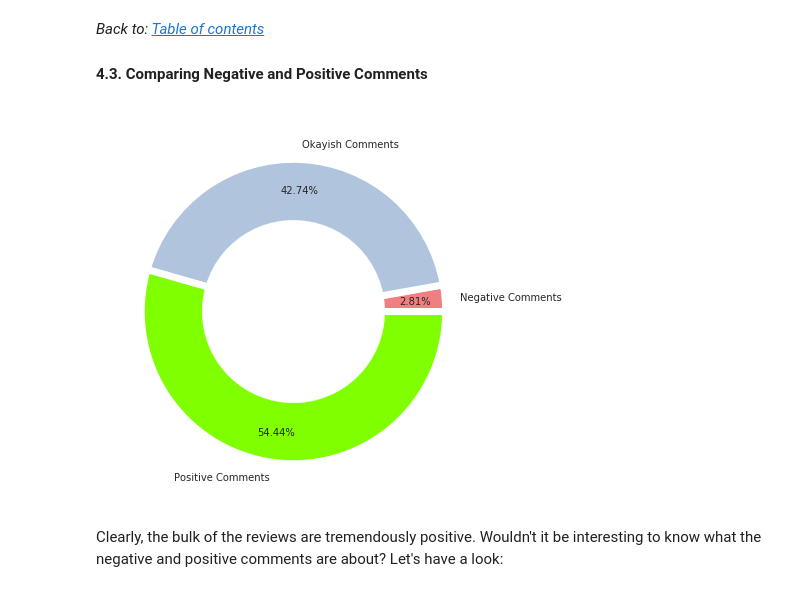
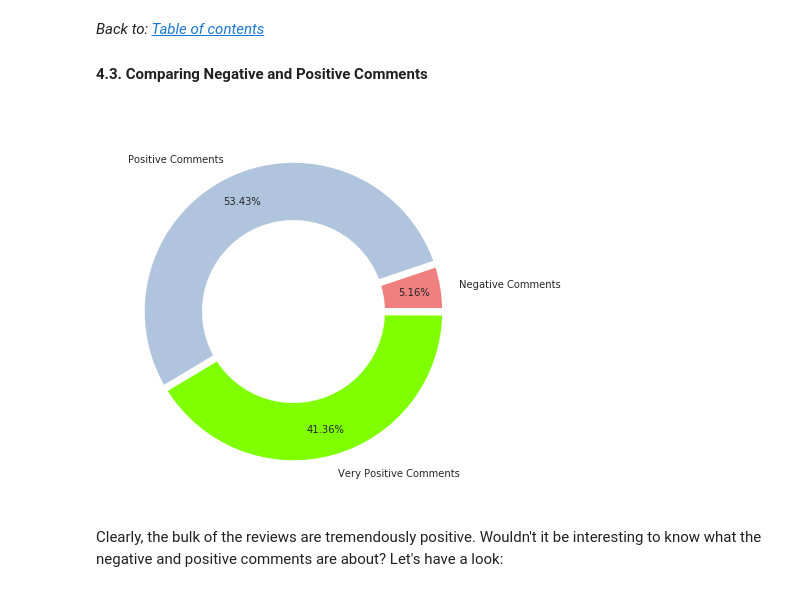
Before and after one commit to BrittaInData/dsc-5-capstone-project-online-ds-ft-100118, a Jupyter notebook: 03_Notebook_3.ipynb, the cells around one changed output. Saved outputs shown, nothing was run; the diff lists cells and outputs as text; code cells hidden in the pictures.

```diff
--- a/03_Notebook_3.ipynb
+++ b/03_Notebook_3.ipynb
@@ -546,26 +546,26 @@ Name: sentiment_compound, dtype: float64
 # %%
 # assign the data
 neg = percentiles['5%']
-mid = percentiles['20%']
-pos = percentiles['max']
-names = ['Negative Comments', 'Okayish Comments','Positive Comments']
+mid = percentiles['10%'] - percentiles['5%']
+pos = percentiles['max'] - percentiles['10%']
+names = ['Negative Comments', 'Positive Comments','Very Positive Comments']
 size = [neg, mid, pos]
 
 # call a pie chart
 plt.pie(size, labels=names, colors=['lightcoral', 'lightsteelblue', 'chartreuse'],
         autopct='%.2f%%', pctdistance=0.8,
         wedgeprops={'linewidth':7, 'edgecolor':'white' })
 
 # create circle for the center of the plot to make the pie look like a donut
 my_circle = plt.Circle((0,0), 0.6, color='white')
 
 # plot the donut chart
 fig = plt.gcf()
 fig.set_size_inches(7,7)
 fig.gca().add_artist(my_circle)
 plt.show()
 # %% [output]
-[figure, old version]
+[figure, new version]
 # %% [markdown]
 Clearly, the bulk of the reviews are tremendously positive. Wouldn't it be interesting to know what the negative and positive comments are about? Let's have a look:
 # %%
```
Also changed, not shown: parts of 4 cells of this notebook, 2 other files.
